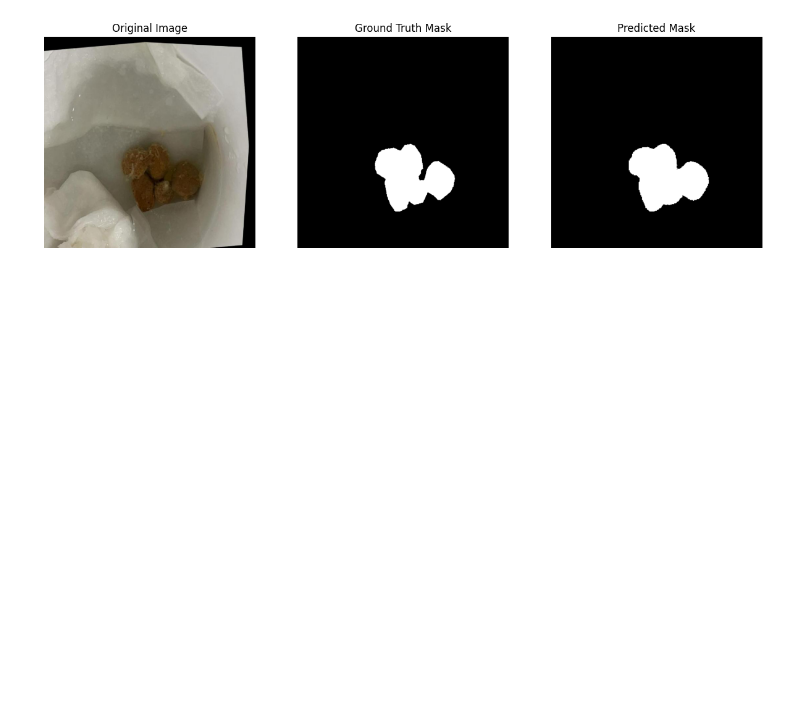
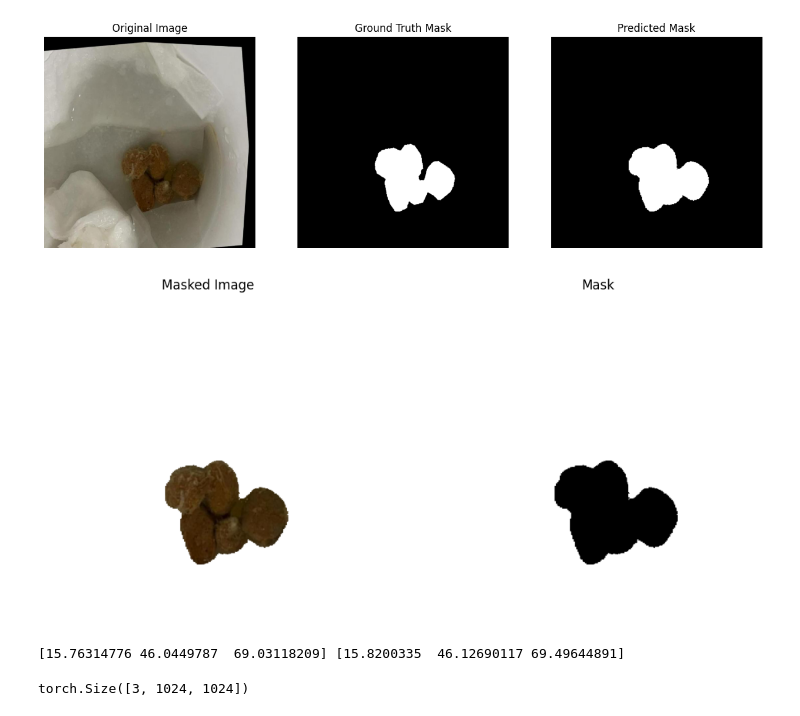
Before and after one commit to SKT-FLY-AI/ai, a Jupyter notebook: segmenatation/predict_plsam.ipynb, the cells around one changed output. Drawn from its saved outputs; the diff is of its cells as text; code cells hidden in the pictures; blank space fills up the shorter version.

```diff
--- a/segmenatation/predict_plsam.ipynb
+++ b/segmenatation/predict_plsam.ipynb
@@ -96,3 +96,49 @@ plt.show()
 # %% [output]
 Np arr shape:  (1024, 1024, 1) (1024, 1024)
 [figure]
+# %%
+def predict(sam_decoder, input_path, device):
+    resize = transforms.Resize((1024, 1024), interpolation=transforms.InterpolationMode.NEAREST)
+    image = torchvision.io.read_image(input_path)
+    image = resize(image)
+
+    with torch.no_grad():
+        pred_masks = sam_decoder(image.to(device).unsqueeze(0))
+
+    np_pred = ((pred_masks > 0.5) * 1).to("cpu").numpy()[0].transpose(1, 2, 0)
+    inverted_mask = 1 - np_pred  # 1이면 배경(흰색), 0이면 객체(검은색)
+    original_image = image.cpu().numpy().transpose(1, 2, 0)
+    white_background_image = np.ones_like(original_image) * 255
+    masked_image = np.where(inverted_mask == 1, white_background_image, original_image)
+    masked_image_uint8 = masked_image.squeeze().astype(np.uint8)
+
+    return masked_image_uint8, inverted_mask.squeeze().astype(np.uint8) * 255
+# %%
+# filename = 'Type4_iter275_jpg.rf.e2c3ef53d487afeef8bd9c69d0927e8a'
+filename = '33_jpeg_jpg.rf.afdfbc41a987670e2159597db4fc3f25'
+input_img = f'/root/ai/dataset/mask_1513_split/img/{filename}.jpg'
+mask_img = f'/root/ai/dataset/mask_1513_split/mask/{filename}_mask.png'
+masked_image, mask = predict(sam_decoder, input_img, "cuda")
+# %%
+import matplotlib.pyplot as plt
+
+# masked_image와 mask 변수를 전달받았다고 가정
+# 아래 코드는 변수를 시각화합니다.
+
+plt.figure(figsize=(12, 6))
+
+# Masked Image를 시각화
+plt.subplot(1, 2, 1)
+plt.imshow(masked_image)
+plt.title('Masked Image')
+plt.axis('off')  # 축을 숨깁니다.
+
+# Mask를 시각화 (회색조로 표현)
+plt.subplot(1, 2, 2)
+plt.imshow(mask, cmap='gray')
+plt.title('Mask')
+plt.axis('off')  # 축을 숨깁니다.
+
+plt.show()
+# %% [output]
+[figure, added]
@@ -98,0 +166,6 @@ Np arr shape:  (1024, 1024, 1) (1024, 1024)
+# %%
+m1, _ = calculate_average_color(masked_image)
+m2, _ = calculate_average_color_path(input_img, mask_img)
+print(m1, m2)
+# %% [output]
+[15.76314776 46.0449787  69.03118209] [15.8200335  46.12690117 69.49644891]
@@ -98,0 +196,7 @@ Np arr shape:  (1024, 1024, 1) (1024, 1024)
+# %%
+input_img = Image.open(input_img)
+# 사용 예시
+device = 'cuda:0' if torch.cuda.is_available() else 'cpu'
+masked_image, inverted_mask = predict(sam_decoder, input_img, device)
+# %% [output]
+torch.Size([3, 1024, 1024])
```
Also changed, not shown: parts of 4 cells of this notebook, 9 other files.
